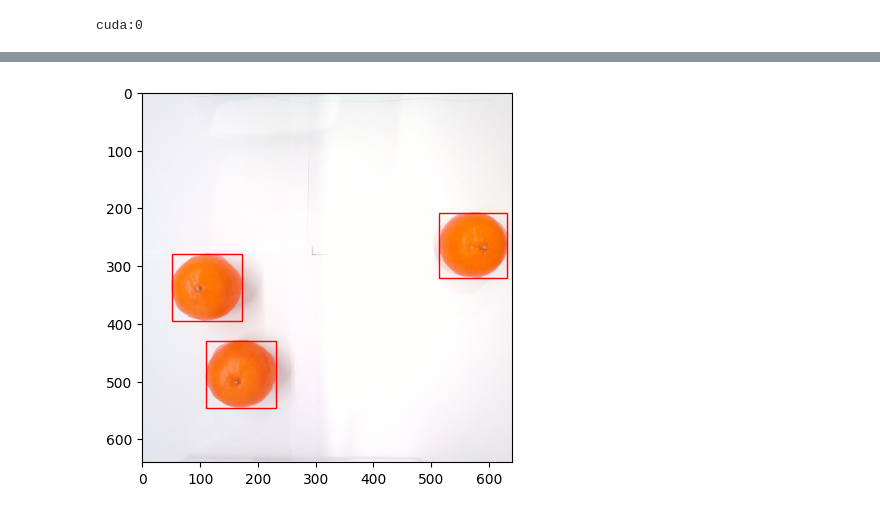
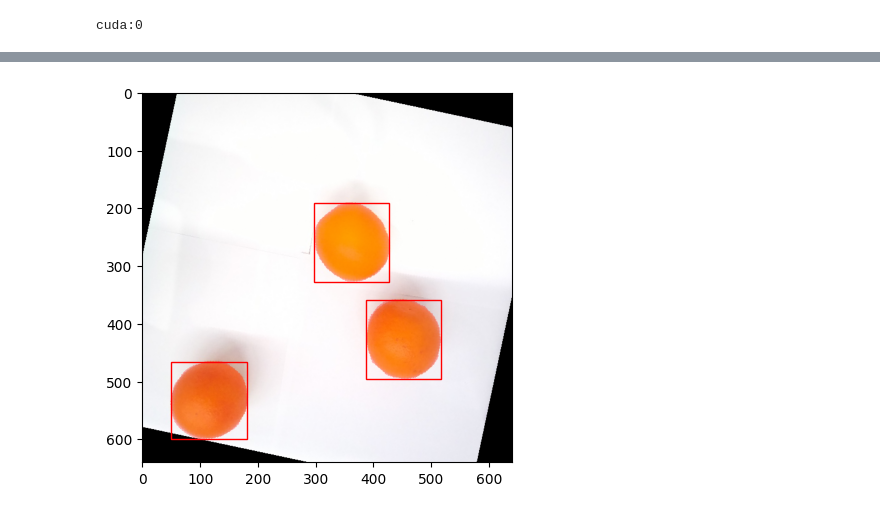
Before and after one commit to frznfrgg/fruit_detection, a Jupyter notebook: model.ipynb, the cells around one changed output, grey strips where cells are left out. Cells and saved outputs as stored; diff of their text form; code cells hidden in the pictures.

```diff
--- a/model.ipynb
+++ b/model.ipynb
@@ -105,7 +76,7 @@ class AugmentedDataset:
 
     def __getitem__(self, ind):
         img, (labels, bboxes, masks) = self.dataset[ind]
-        aug_img, aug_bboxes, aug_labels, aug_masks = self.augmentor(img, bboxes, labels, masks)
+        aug_img, aug_labels, aug_bboxes, aug_masks = self.augmentor(img, labels, bboxes, masks)
         return aug_img, (aug_labels, aug_bboxes, aug_masks)
 
     def __len__(self):
@@ -542,0 +521,8 @@ RCNN = Segment(**args)
+# %%
+augmentor = AugTransform()
+train_dataset = AugmentedDataset(train_dataset, augmentor)
+
+aug_img, (aug_labels, aug_bboxes, aug_masks) = train_dataset[0]
+
+type(aug_bboxes[0][0])
+type(aug_masks[0])
@@ -543,10 +531,5 @@ RCNN = Segment(**args)
 # %%
-# augmentor = aug_transform()
-# train_dataset = AugmentedDataset(train_dataset, augmentor)
-
-# aug_img, (aug_labels, aug_bboxes, aug_masks) = train_dataset[0]
-
-RCNN.train(train_dataset, val_dataset, epoches=50)
+RCNN.train(train_dataset, val_dataset, epoches=15)
 # %%
 def show_losses(RCNN):
     plt.figure(1)
@@ -623,30 +604,31 @@ for y_axes in axes:
 # %%
 image_ind = 1
+alpha = 0.3
 
-labels, bboxes, masks = train_dataset[image_ind][1]
-image = torch.permute(train_dataset[image_ind][0], (1,2,0))
+image, (labels, bboxes, masks) = train_dataset[image_ind]
+image = torch.permute(image, (1,2,0))
 
 
 rects = []
 for bbox, mask in zip(bboxes, masks):
     rects.append(patches.Rectangle((bbox[1], bbox[0]), bbox[3]-bbox[1], bbox[2]-bbox[0], linewidth=1, edgecolor='r', facecolor='none'))
 
     appled_mask = torch.zeros((image.shape[0],image.shape[1]))
 
     bbox_int = torch.tensor(bbox).int()
 
-    appled_mask[bbox_int[0]:bbox_int[0]+mask.shape[1], bbox_int[1]:bbox_int[1]+mask.shape[2]] = mask[0]
+    appled_mask[bbox_int[0]:bbox_int[2], bbox_int[1]:bbox_int[3]] = mask[0]
 
 
     image[appled_mask==1] = (1-alpha)*image[appled_mask==1] + alpha*torch.tensor([1.0, 0.0, 0.0])
 
 fig, ax = plt.subplots()
 
 ax.imshow(image)
 for rect in rects:
     ax.add_patch(rect)
 # %% [output]
-[figure, old version]
+[figure, new version]
 # %%
 # явно прослеживается проблема с семплированием боксов
 # -> датасет подает боксы в порядке y,x,y,x -> регрессор работает корректно, классификатор укладывается
```
Also changed, not shown: parts of 7 cells of this notebook.
